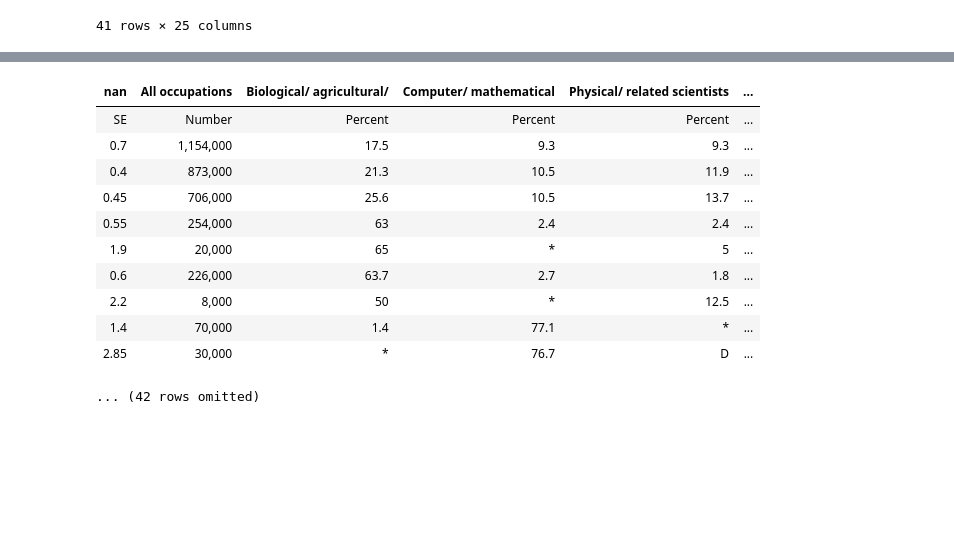
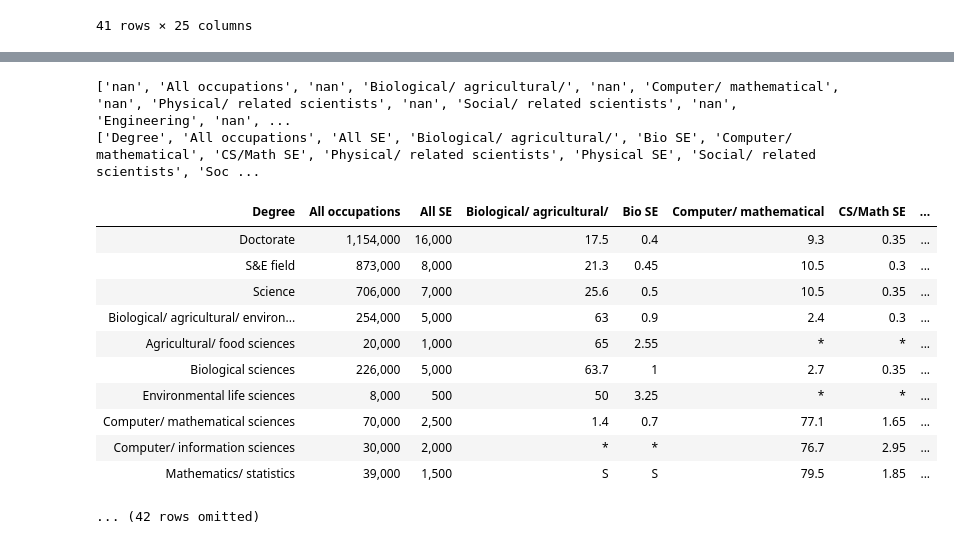
Before and after one commit to SpeedyCannon/ResearchDataScience, a Jupyter notebook: Python Testing.ipynb, the cells around one changed output, grey strips where cells are left out. Cells and saved outputs as stored; diff of their text form; code cells hidden in the pictures; blank space fills up the shorter version.

```diff
--- a/Python Testing.ipynb
+++ b/Python Testing.ipynb
@@ -320,6 +318,6 @@ master_occupation
 | 40 | Other non-S&E field | 275,000 | 15,500 | 4 | 1.15 | 3.6 | 0.65 | ... |
 41 rows × 25 columns
 # %%
-doctorate_occupation=Table.read_table('Data/SES201303_4.csv')
+doctorate_occupation=Table.read_table('Data/SES201303_4.csv').drop(3)
 doctorate_occupation
 # %% [output]
@@ -349,19 +344,27 @@ labels[0]='Degree'
+# %%
+labels=list(doctorate_occupation.row(2))
+print(labels)
+labels[0::2]=make_array('Degree','All SE','Bio SE','CS/Math SE','Physical SE','Social SE','Engineering SE','Health SE','S&E Manager SE','S&E Teacher SE','S&E Technician SE','S&E Other SE','Non-S&E SE')
+print(labels)
+# %% [output]
+['nan', 'All occupations', 'nan', 'Biological/ agricultural/', 'nan', 'Computer/ mathematical', 'nan', 'Physical/ related scientists', 'nan', 'Social/ related scientists', 'nan', 'Engineering', 'nan', ...
+['Degree', 'All occupations', 'All SE', 'Biological/ agricultural/', 'Bio SE', 'Computer/ mathematical', 'CS/Math SE', 'Physical/ related scientists', 'Physical SE', 'Social/ related scientists', 'Soc ...
 # %%
-doctorate_occupation.relabel(doctorate_occupation.labels,doctorate_occupation.row(2))
+doctorate_occupation.relabel(doctorate_occupation.labels,labels)
 doctorate_occupation=remove_nan_by_row(doctorate_occupation)
 doctorate_occupation
 # %% [output]
-| nan | All occupations | Biological/ agricultural/ | Computer/ mathematical | Physical/ related scientists | ... |
-| SE | Number | Percent | Percent | Percent | ... |
-| 0.7 | 1,154,000 | 17.5 | 9.3 | 9.3 | ... |
-| 0.4 | 873,000 | 21.3 | 10.5 | 11.9 | ... |
-| 0.45 | 706,000 | 25.6 | 10.5 | 13.7 | ... |
-| 0.55 | 254,000 | 63 | 2.4 | 2.4 | ... |
-| 1.9 | 20,000 | 65 | * | 5 | ... |
-| 0.6 | 226,000 | 63.7 | 2.7 | 1.8 | ... |
-| 2.2 | 8,000 | 50 | * | 12.5 | ... |
-| 1.4 | 70,000 | 1.4 | 77.1 | * | ... |
-| 2.85 | 30,000 | * | 76.7 | D | ... |
+| Degree | All occupations | All SE | Biological/ agricultural/ | Bio SE | Computer/ mathematical | CS/Math SE | ... |
+| Doctorate | 1,154,000 | 16,000 | 17.5 | 0.4 | 9.3 | 0.35 | ... |
+| S&E field | 873,000 | 8,000 | 21.3 | 0.45 | 10.5 | 0.3 | ... |
+| Science | 706,000 | 7,000 | 25.6 | 0.5 | 10.5 | 0.35 | ... |
+| Biological/ agricultural/ environ... | 254,000 | 5,000 | 63 | 0.9 | 2.4 | 0.3 | ... |
+| Agricultural/ food sciences | 20,000 | 1,000 | 65 | 2.55 | * | * | ... |
+| Biological sciences | 226,000 | 5,000 | 63.7 | 1 | 2.7 | 0.35 | ... |
+| Environmental life sciences | 8,000 | 500 | 50 | 3.25 | * | * | ... |
+| Computer/ mathematical sciences | 70,000 | 2,500 | 1.4 | 0.7 | 77.1 | 1.65 | ... |
+| Computer/ information sciences | 30,000 | 2,000 | * | * | 76.7 | 2.95 | ... |
+| Mathematics/ statistics | 39,000 | 1,500 | S | S | 79.5 | 1.85 | ... |
 ... (42 rows omitted)
 # %%
 #work field vs highest degree held
```
Also changed, not shown: parts of 3 cells of this notebook.
